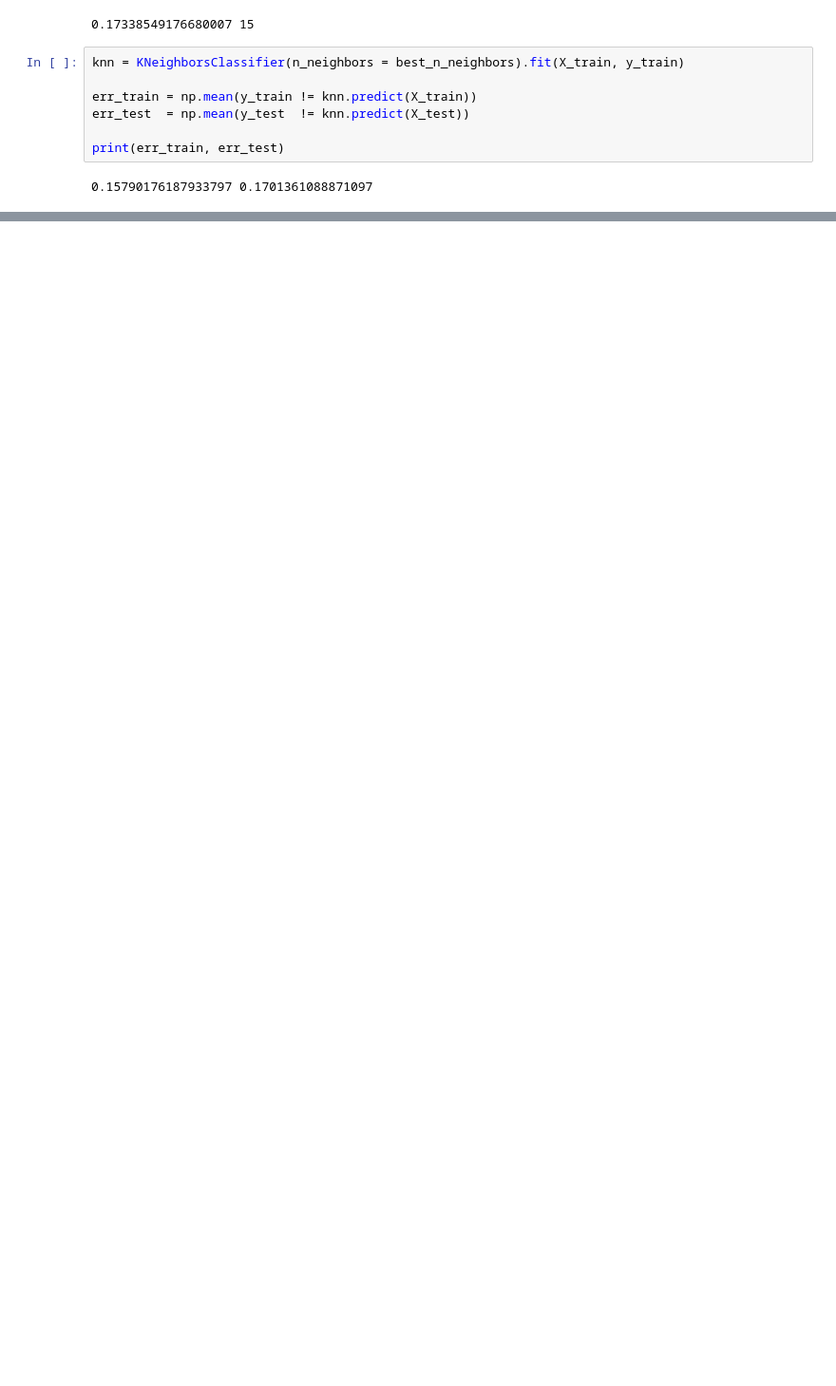
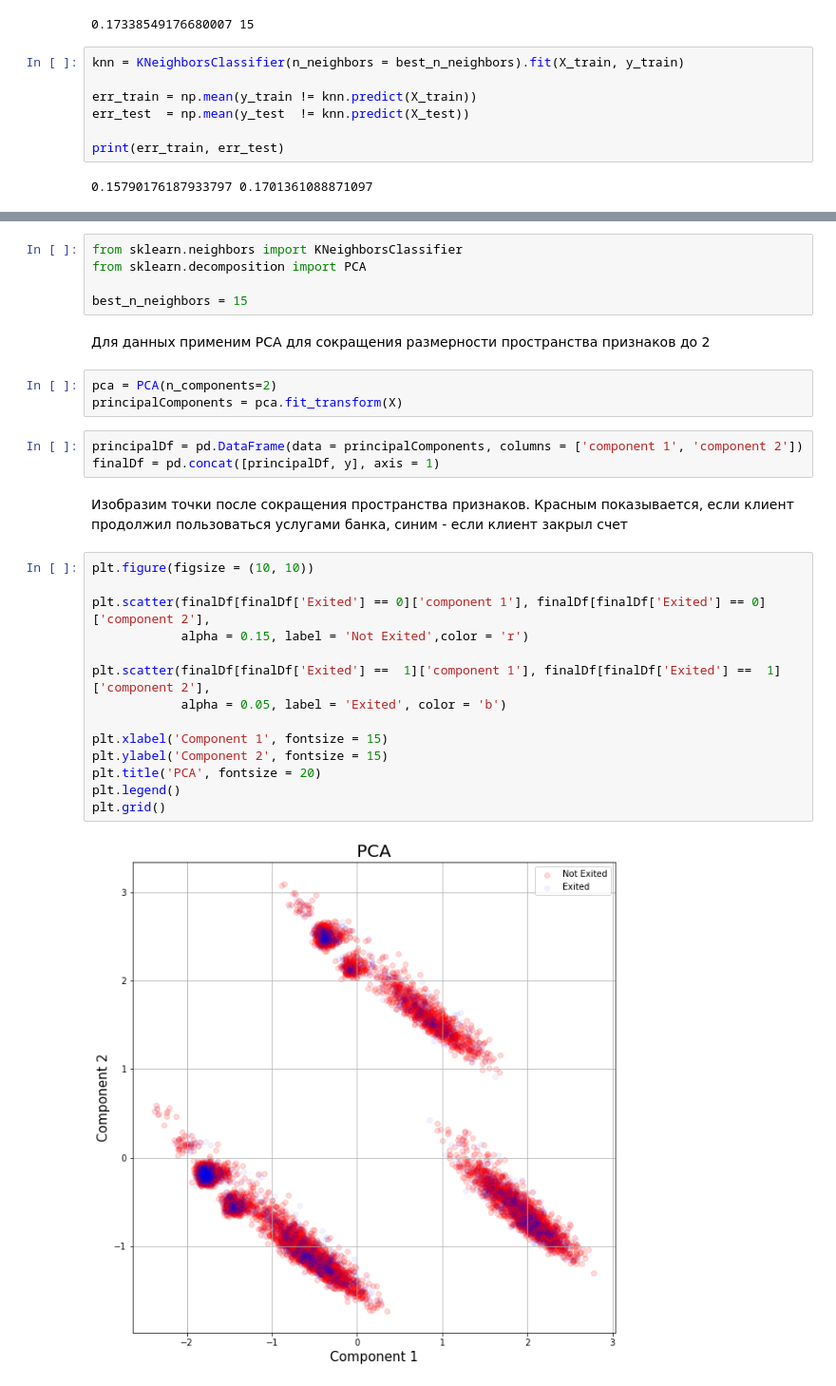
Before and after one commit to elenamishina/MachineLearningUNN, a Jupyter notebook: Churn_Modelling.ipynb, the cells around one changed output, grey strips where cells are left out. Shown at 95% size. Saved outputs shown, nothing was run; the diff lists cells and outputs as text; blank space fills up the shorter version.

```diff
--- a/Churn_Modelling.ipynb
+++ b/Churn_Modelling.ipynb
@@ -590,0 +709,31 @@ print(err_train, err_test)
+# %%
+from sklearn.neighbors import KNeighborsClassifier
+from sklearn.decomposition import PCA
+
+best_n_neighbors = 15
+# %% [markdown]
+Для данных применим PCA для сокращения размерности пространства признаков до 2
+# %%
+pca = PCA(n_components=2)
+principalComponents = pca.fit_transform(X)
+# %%
+principalDf = pd.DataFrame(data = principalComponents, columns = ['component 1', 'component 2'])
+finalDf = pd.concat([principalDf, y], axis = 1)
+# %% [markdown]
+Изобразим точки после сокращения пространства признаков. Красным показывается, если клиент продолжил пользоваться услугами банка, синим - если клиент закрыл счет
+# %%
+plt.figure(figsize = (10, 10))
+
+plt.scatter(finalDf[finalDf['Exited'] == 0]['component 1'], finalDf[finalDf['Exited'] == 0]['component 2'],
+            alpha = 0.15, label = 'Not Exited',color = 'r')
+
+plt.scatter(finalDf[finalDf['Exited'] ==  1]['component 1'], finalDf[finalDf['Exited'] ==  1]['component 2'],
+            alpha = 0.05, label = 'Exited', color = 'b')
+
+plt.xlabel('Component 1', fontsize = 15)
+plt.ylabel('Component 2', fontsize = 15)
+plt.title('PCA', fontsize = 20)
+plt.legend()
+plt.grid()
+# %% [output]
+[figure, added]
```
Also changed, not shown: parts of 39 cells of this notebook.
